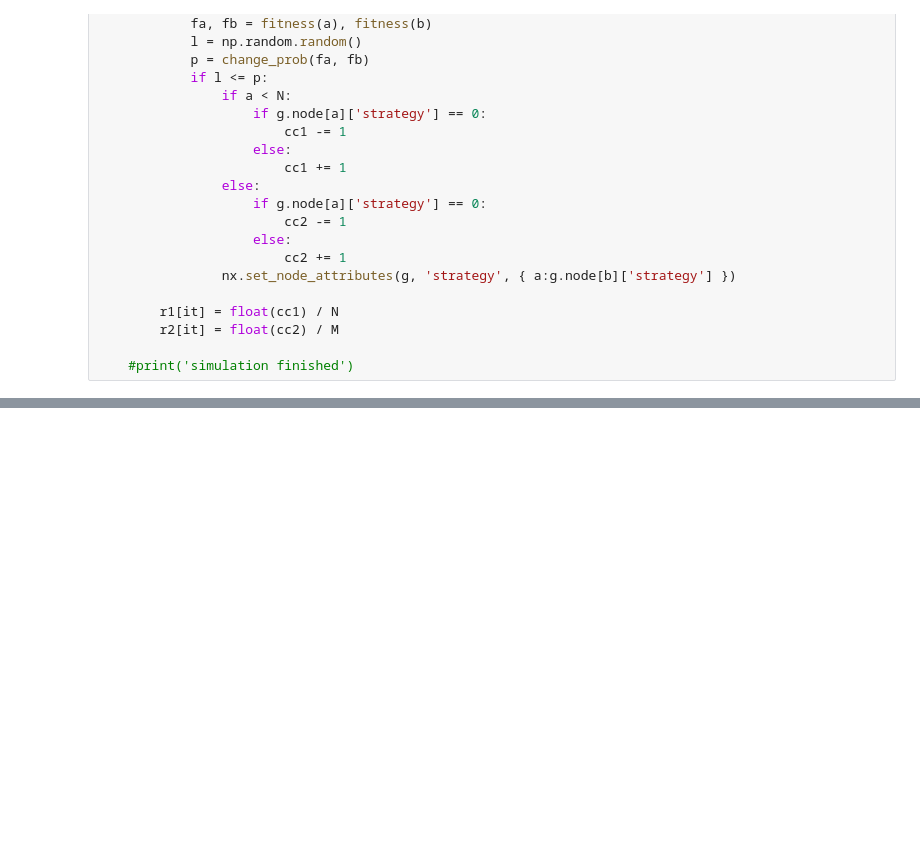
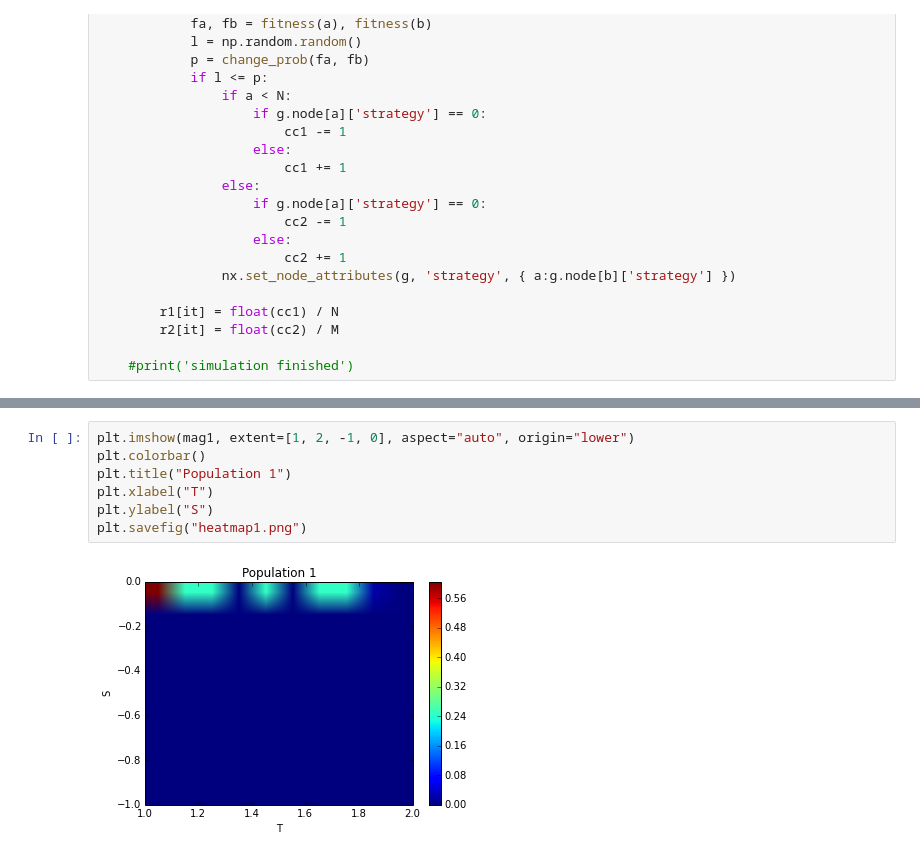
Before and after one commit to kaslusimoes/SummerSchool2016, a Jupyter notebook: simulation.ipynb, the cells around one changed output, grey strips where cells are left out. Cells and saved outputs as stored; diff of their text form; blank space fills up the shorter version.

```diff
--- a/simulation.ipynb
+++ b/simulation.ipynb
@@ -220,0 +241,9 @@ savefig("heatmap2.png")
+# %%
+plt.imshow(mag1, extent=[1, 2, -1, 0], aspect="auto", origin="lower")
+plt.colorbar()
+plt.title("Population 1")
+plt.xlabel("T")
+plt.ylabel("S")
+plt.savefig("heatmap1.png")
+# %% [output]
+[figure, added]
```
Also changed, not shown: parts of 5 cells of this notebook, 9 other files.
